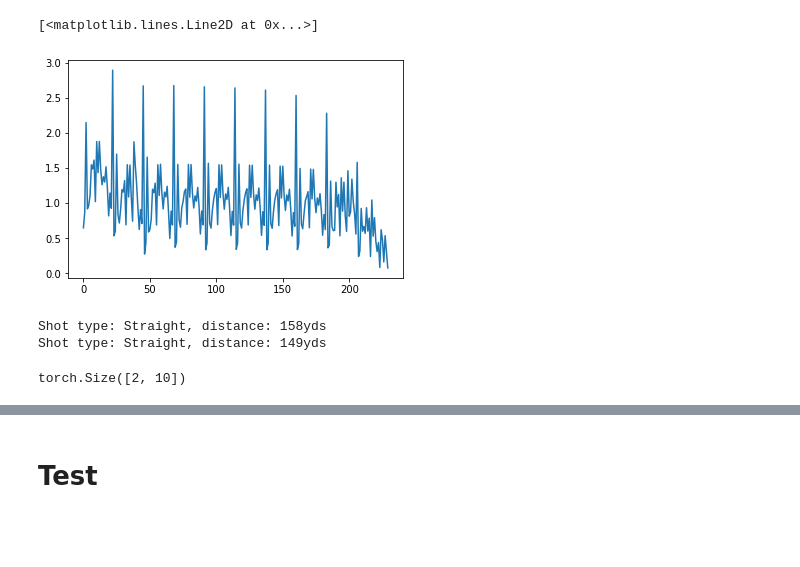
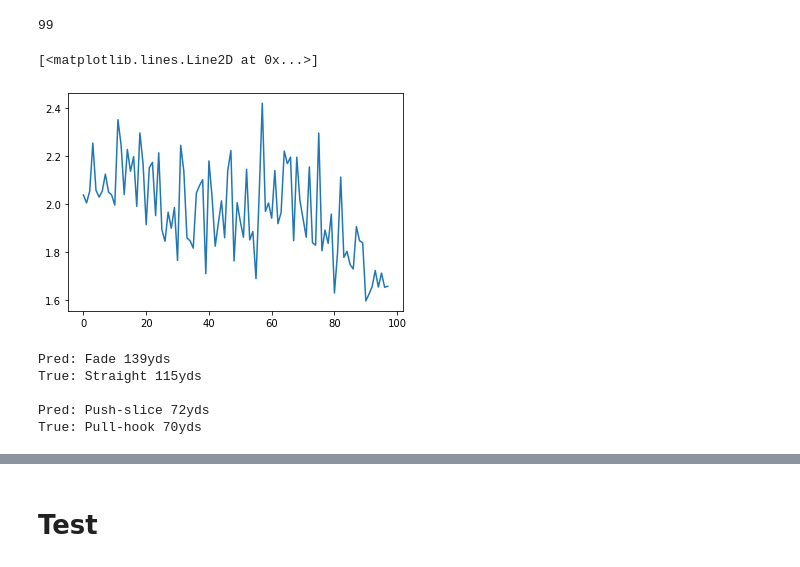
Before and after one commit to austinbeauch/swing_classifier, a Jupyter notebook: train.ipynb, the cells around one changed output, grey strips where cells are left out. Cells and saved outputs as stored; diff of their text form; code cells hidden in the pictures; blank space fills up the shorter version.

```diff
--- a/train.ipynb
+++ b/train.ipynb
@@ -96,0 +143,4 @@ y_val_norm[:, -1] /= y_distance_std
+# %%
+train_set = SwingDataset(X_train, y_train, augment=True)
+val_set = SwingDataset(X_val, y_val, mean=train_set.mean, std=train_set.std, y_mean=train_set.y_dist_mean, y_std=train_set.y_dist_std)
+test_set = SwingDataset(X_test, y_test, mean=train_set.mean, std=train_set.std, y_mean=train_set.y_dist_mean, y_std=train_set.y_dist_std)
@@ -97,10 +155,6 @@ y_val_norm[:, -1] /= y_distance_std
 # %%
-train_set = SwingDataset(X_train_norm, y_train_norm)
-val_set = SwingDataset(X_val_norm, y_val_norm)
-# test_set = DiskDataset(X_test, y_test)
-
-train_loader = torch.utils.data.DataLoader(train_set, batch_size=4, drop_last=False)
-val_loader = torch.utils.data.DataLoader(val_set, batch_size=4, drop_last=False)
+train_loader = torch.utils.data.DataLoader(train_set, batch_size=4, drop_last=False, shuffle=True)
+val_loader = torch.utils.data.DataLoader(val_set, batch_size=4, drop_last=False, shuffle=True)
 # %%
 class BadModel(nn.Module):
 
@@ -113,7 +167,7 @@ class BadModel(nn.Module):
 
         # TODO: Set this to whatever the truncated input length is
         # or better yet, determine it dynamically
-        cur_w = 2285
+        cur_w = 500
 
         self.num_hidden = num_hidden
         self.num_conv_outer = num_conv_outer
@@ -185,11 +239,12 @@ val_interval = 50
 report_interval = 10
 # %%
 loss_history = []
-epochs = 10
+epochs = 100
 for e in range(epochs):
     prefix = "Epoch {:3d}: ".format(e)
-    for data in tqdm(train_loader, desc=prefix):
-#     for data in train_loader:
+#     for data in tqdm(train_loader, desc=prefix):
+    for data in train_loader:
+        print(e, end="\r", flush=True)
         iter_idx += 1
         X_train, y = data
         X_train = X_train.to(device)
@@ -233,8 +288,10 @@ for e in range(epochs):
                     "model": model.state_dict(),
                     "optimizer": optimizer.state_dict(),
                 }, bestmodel_file)
+# %% [output]
+99
 # %%
-plt.plot(loss_history)
+plt.plot(va_losses)
 # %% [output]
 [<matplotlib.lines.Line2D at 0x...>]
-[figure, old version]
+[figure, new version]
@@ -250,9 +312,8 @@ def print_preds(predicitons, std, mean):
-# %%
-print_preds(outputs, y_distance_std, y_distance_mean)
-# %% [output]
-Shot type: Straight, distance: 158yds
-Shot type: Straight, distance: 149yds
-# %%
-outputs.shape
-# %% [output]
-torch.Size([2, 10])
+# %%
+print_preds(outputs, y, train_set.y_dist_mean, train_set.y_dist_std)
+# %% [output]
+Pred: Fade 139yds
+True: Straight 115yds
+
+Pred: Push-slice 72yds
+True: Pull-hook 70yds
```
Also changed, not shown: parts of 29 cells of this notebook, 9 other files.
